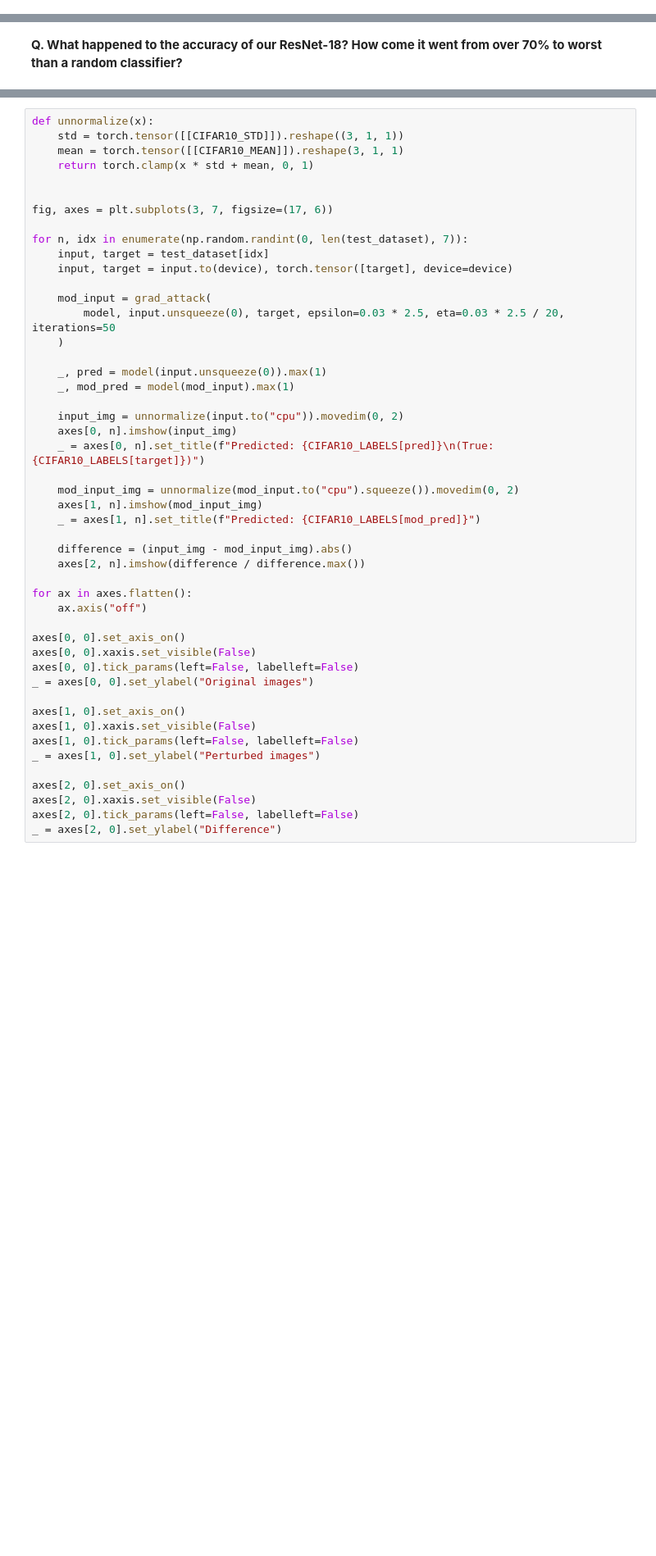
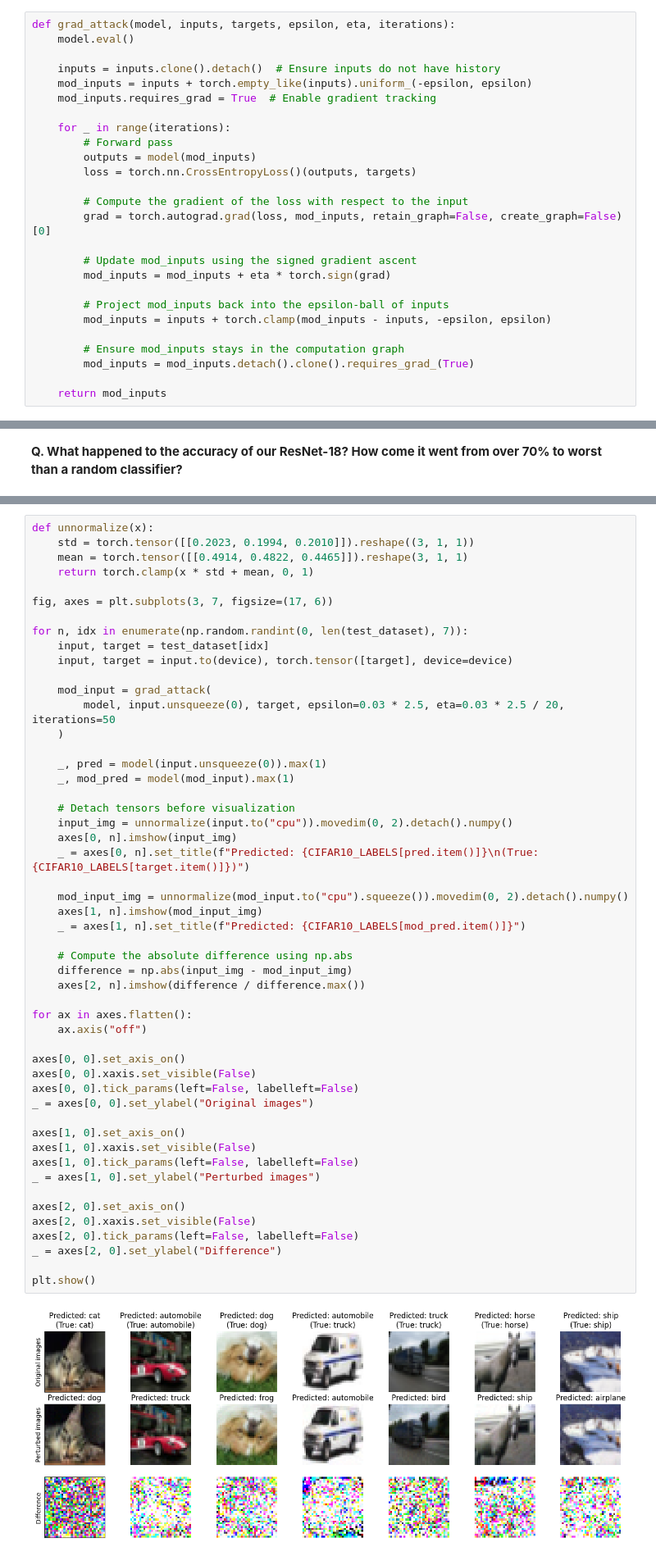
Before and after one commit to pottierc/Project-DL-Opti, a Jupyter notebook: APM52445_pottier_soto.ipynb, the cells around one changed output, grey strips where cells are left out. Shown at 82% size. Cells and saved outputs as stored; diff of their text form; blank space fills up the shorter version.

```diff
--- a/APM52445_pottier_soto.ipynb
+++ b/APM52445_pottier_soto.ipynb
@@ -320,3 +327,29 @@ def grad_attack(model, inputs, targets, epsilon, eta, iterations):
+# %%
+def grad_attack(model, inputs, targets, epsilon, eta, iterations):
+    model.eval()
+
+    inputs = inputs.clone().detach()  # Ensure inputs do not have history
+    mod_inputs = inputs + torch.empty_like(inputs).uniform_(-epsilon, epsilon)
+    mod_inputs.requires_grad = True  # Enable gradient tracking
+
+    for _ in range(iterations):
+        # Forward pass
+        outputs = model(mod_inputs)
+        loss = torch.nn.CrossEntropyLoss()(outputs, targets)
+
+        # Compute the gradient of the loss with respect to the input
+        grad = torch.autograd.grad(loss, mod_inputs, retain_graph=False, create_graph=False)[0]
+
+        # Update mod_inputs using the signed gradient ascent
+        mod_inputs = mod_inputs + eta * torch.sign(grad)
+
+        # Project mod_inputs back into the epsilon-ball of inputs
+        mod_inputs = inputs + torch.clamp(mod_inputs - inputs, -epsilon, epsilon)
+
+        # Ensure mod_inputs stays in the computation graph
+        mod_inputs = mod_inputs.detach().clone().requires_grad_(True)
+
+    return mod_inputs
 # %% [markdown]
 **Q. Complete the function `robustness` that takes a `model` and computes its accuracy after modifying the input with `grad_attack`.**
 *Since we modify normalized inputs, we need to consider values of `epsilon`, the magnitude of our modifications, that are proportional to the range of the normalized CIFAR-10 images.*
@@ -351,9 +402,8 @@ print(f"Robustness of pretrained model: {100*robust_acc_finetuned:.3f}%")
 # %%
 def unnormalize(x):
-    std = torch.tensor([[CIFAR10_STD]]).reshape((3, 1, 1))
-    mean = torch.tensor([[CIFAR10_MEAN]]).reshape(3, 1, 1)
+    std = torch.tensor([[0.2023, 0.1994, 0.2010]]).reshape((3, 1, 1))
+    mean = torch.tensor([[0.4914, 0.4822, 0.4465]]).reshape(3, 1, 1)
     return torch.clamp(x * std + mean, 0, 1)
-
 
 fig, axes = plt.subplots(3, 7, figsize=(17, 6))
 
@@ -364,37 +414,43 @@ for n, idx in enumerate(np.random.randint(0, len(test_dataset), 7)):
     mod_input = grad_attack(
         model, input.unsqueeze(0), target, epsilon=0.03 * 2.5, eta=0.03 * 2.5 / 20, iterations=50
     )
 
     _, pred = model(input.unsqueeze(0)).max(1)
     _, mod_pred = model(mod_input).max(1)
 
-    input_img = unnormalize(input.to("cpu")).movedim(0, 2)
+    # Detach tensors before visualization
+    input_img = unnormalize(input.to("cpu")).movedim(0, 2).detach().numpy()
     axes[0, n].imshow(input_img)
-    _ = axes[0, n].set_title(f"Predicted: {CIFAR10_LABELS[pred]}\n(True: {CIFAR10_LABELS[target]})")
+    _ = axes[0, n].set_title(f"Predicted: {CIFAR10_LABELS[pred.item()]}\n(True: {CIFAR10_LABELS[target.item()]})")
 
-    mod_input_img = unnormalize(mod_input.to("cpu").squeeze()).movedim(0, 2)
+    mod_input_img = unnormalize(mod_input.to("cpu").squeeze()).movedim(0, 2).detach().numpy()
     axes[1, n].imshow(mod_input_img)
-    _ = axes[1, n].set_title(f"Predicted: {CIFAR10_LABELS[mod_pred]}")
+    _ = axes[1, n].set_title(f"Predicted: {CIFAR10_LABELS[mod_pred.item()]}")
 
-    difference = (input_img - mod_input_img).abs()
+    # Compute the absolute difference using np.abs
+    difference = np.abs(input_img - mod_input_img)
     axes[2, n].imshow(difference / difference.max())
 
 for ax in axes.flatten():
     ax.axis("off")
 
 axes[0, 0].set_axis_on()
 axes[0, 0].xaxis.set_visible(False)
 axes[0, 0].tick_params(left=False, labelleft=False)
 _ = axes[0, 0].set_ylabel("Original images")
 
 axes[1, 0].set_axis_on()
 axes[1, 0].xaxis.set_visible(False)
 axes[1, 0].tick_params(left=False, labelleft=False)
 _ = axes[1, 0].set_ylabel("Perturbed images")
 
 axes[2, 0].set_axis_on()
 axes[2, 0].xaxis.set_visible(False)
 axes[2, 0].tick_params(left=False, labelleft=False)
 _ = axes[2, 0].set_ylabel("Difference")
+
+plt.show()
+# %% [output]
+[figure, added]
 # %% [markdown]
 **Q. Do the images look different? Do their differences look like anything? How come our model is now consistently wrong on images it used to get right?**
```
Also changed, not shown: parts of 13 cells of this notebook.
